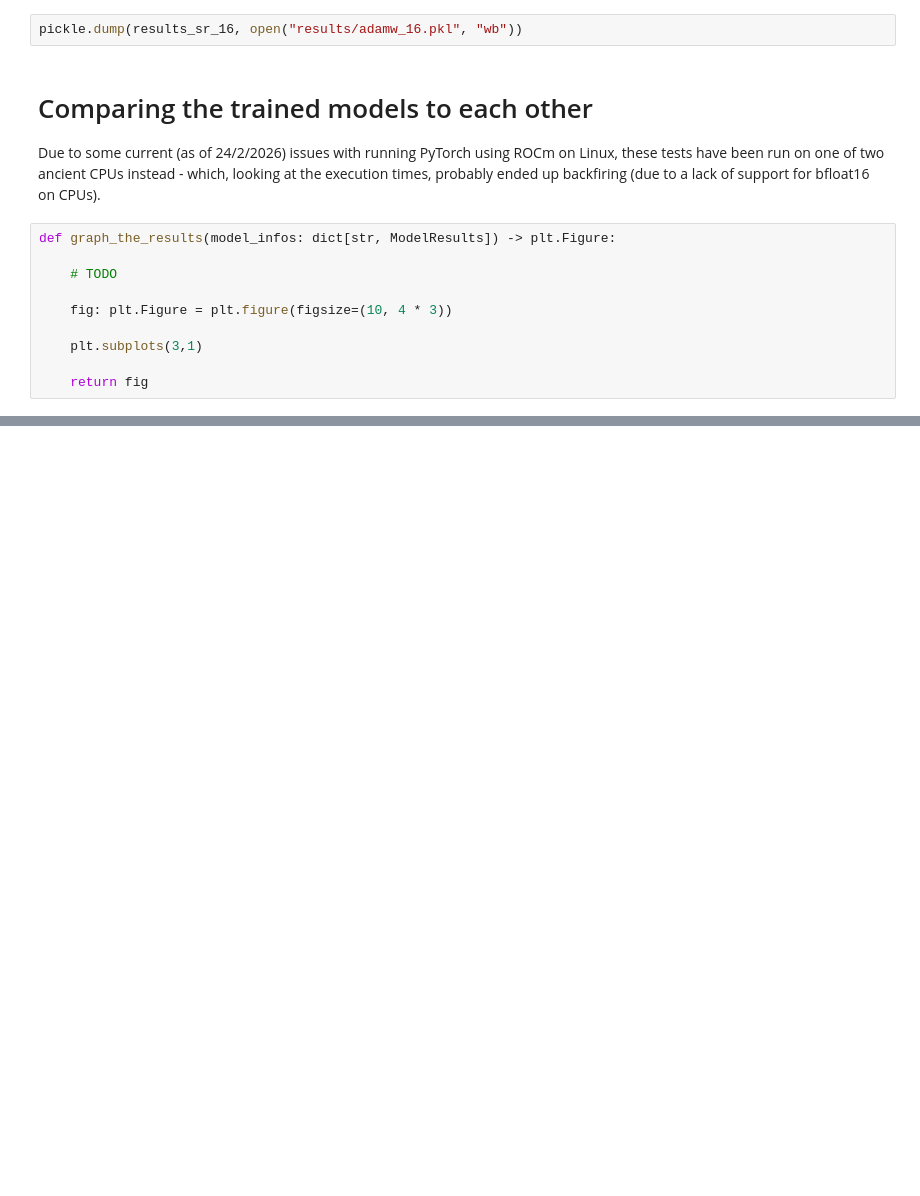
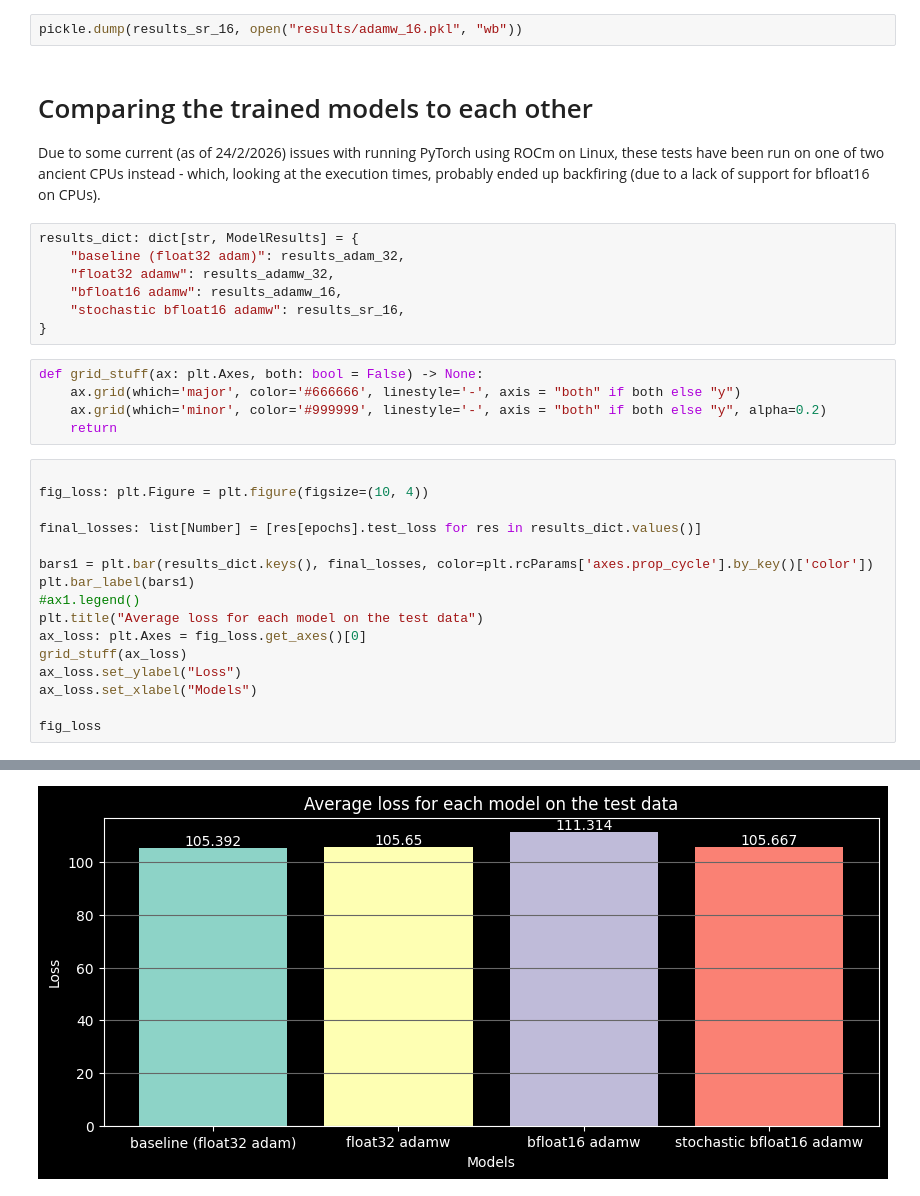
Before and after one commit to 11BelowStudio/auto_encoding_variable_bayes_sr, a Jupyter notebook: vae.ipynb, the cells around one changed output, grey strips where cells are left out. Drawn from its saved outputs; the diff is of its cells as text; blank space fills up the shorter version.

```diff
--- a/vae.ipynb
+++ b/vae.ipynb
@@ -581,13 +581,32 @@ pickle.dump(results_sr_16, open("results/adamw_16.pkl", "wb"))
 Due to some current (as of 24/2/2026) issues with running PyTorch using ROCm on Linux,
 these tests have been run on one of two ancient CPUs instead - which, looking at the execution times,
 probably ended up backfiring (due to a lack of support for bfloat16 on CPUs).
+# %%
+results_dict: dict[str, ModelResults] = {
+    "baseline (float32 adam)": results_adam_32,
+    "float32 adamw": results_adamw_32,
+    "bfloat16 adamw": results_adamw_16,
+    "stochastic bfloat16 adamw": results_sr_16,
+}
 # %%
-def graph_the_results(model_infos: dict[str, ModelResults]) -> plt.Figure:
-
-    # TODO
-
-    fig: plt.Figure = plt.figure(figsize=(10, 4 * 3))
-
-    plt.subplots(3,1)
-
-    return fig
+def grid_stuff(ax: plt.Axes, both: bool = False) -> None:
+    ax.grid(which='major', color='#666666', linestyle='-', axis = "both" if both else "y")
+    ax.grid(which='minor', color='#999999', linestyle='-', axis = "both" if both else "y", alpha=0.2)
+    return
+# %%
+
+fig_loss: plt.Figure = plt.figure(figsize=(10, 4))
+
+final_losses: list[Number] = [res[epochs].test_loss for res in results_dict.values()]
+
+bars1 = plt.bar(results_dict.keys(), final_losses, color=plt.rcParams['axes.prop_cycle'].by_key()['color'])
+plt.bar_label(bars1)
+#ax1.legend()
+plt.title("Average loss for each model on the test data")
+ax_loss: plt.Axes = fig_loss.get_axes()[0]
+grid_stuff(ax_loss)
+ax_loss.set_ylabel("Loss")
+ax_loss.set_xlabel("Models")
+
+fig_loss
+# %% [output]
@@ -593,0 +615 @@ def graph_the_results(model_infos: dict[str, ModelResults]) -> plt.Figure:
+[figure, added]
```
Also changed, not shown: parts of 9 cells of this notebook.
